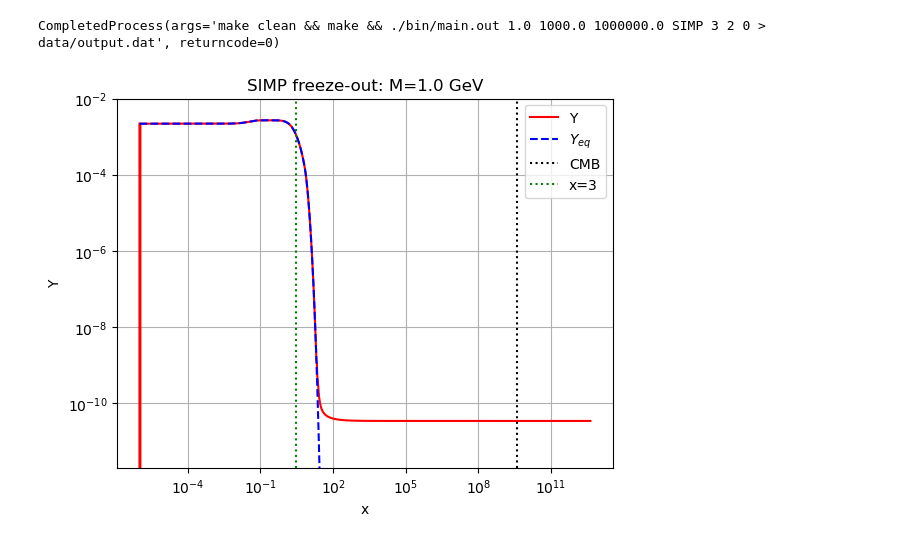
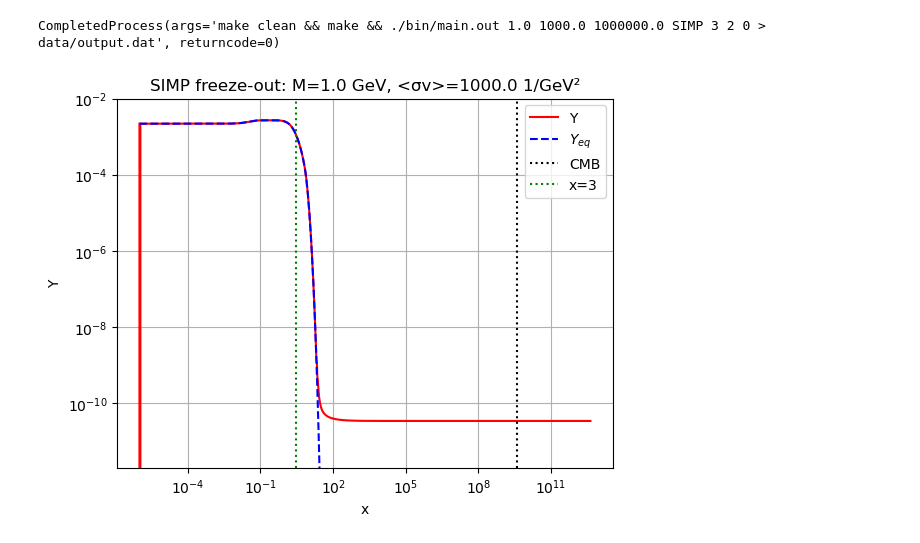
Before and after one commit to CienciaDatosUdea/004_EstudiantesFC2, a Jupyter notebook: EntregasEstudiantes/Julio_45/final_FCII_25_1/python/graphs.ipynb, the cells around one changed output. Cells and saved outputs as stored; diff of their text form; code cells hidden in the pictures.

```diff
--- a/EntregasEstudiantes/Julio_45/final_FCII_25_1/python/graphs.ipynb
+++ b/EntregasEstudiantes/Julio_45/final_FCII_25_1/python/graphs.ipynb
@@ -182,14 +182,14 @@ Hs = data[:,8]
 # %%
 plt.loglog(xs,Ys,'r',label='Y')
 plt.loglog(xs,Yeqs,'b--',label=r'$Y_{eq}$')
 plt.axvline(MS/TCMB,color='k',linestyle=':',label='CMB')
 plt.axvline(3,color='g',linestyle=':',label='x=3')
 plt.ylim(2e-12,1e-2)
-plt.title(f'SIMP freeze-out: M={MS} GeV')
+plt.title(f'SIMP freeze-out: M={MS} GeV, <σv>={sigmav} 1/GeV²')
 plt.xlabel('x')
 plt.ylabel('Y')
 plt.legend()
 plt.grid()
 plt.savefig('python/simp.png')
 # %% [output]
-[figure, old version]
+[figure, new version]
```
Also changed, not shown: parts of 2 cells of this notebook.
